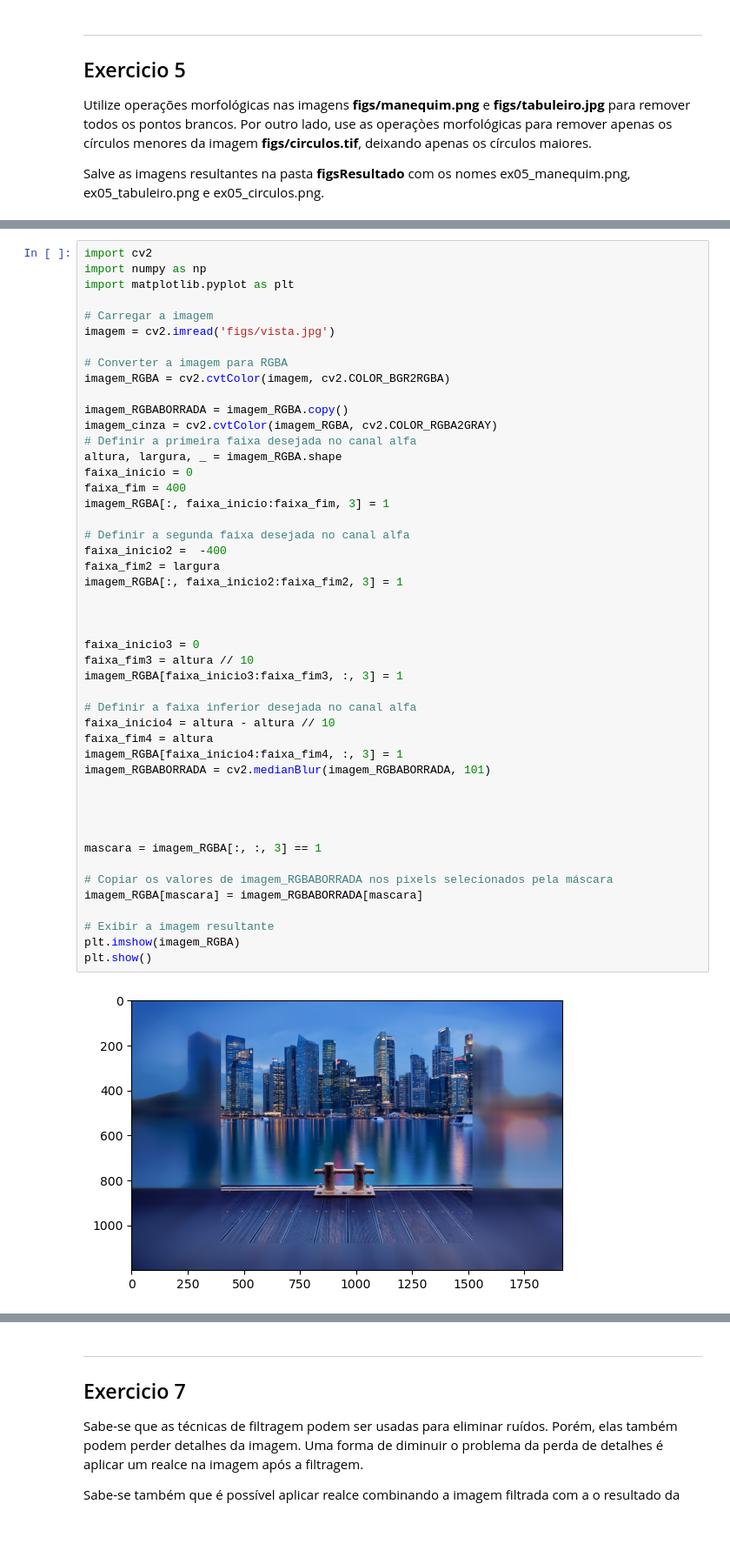
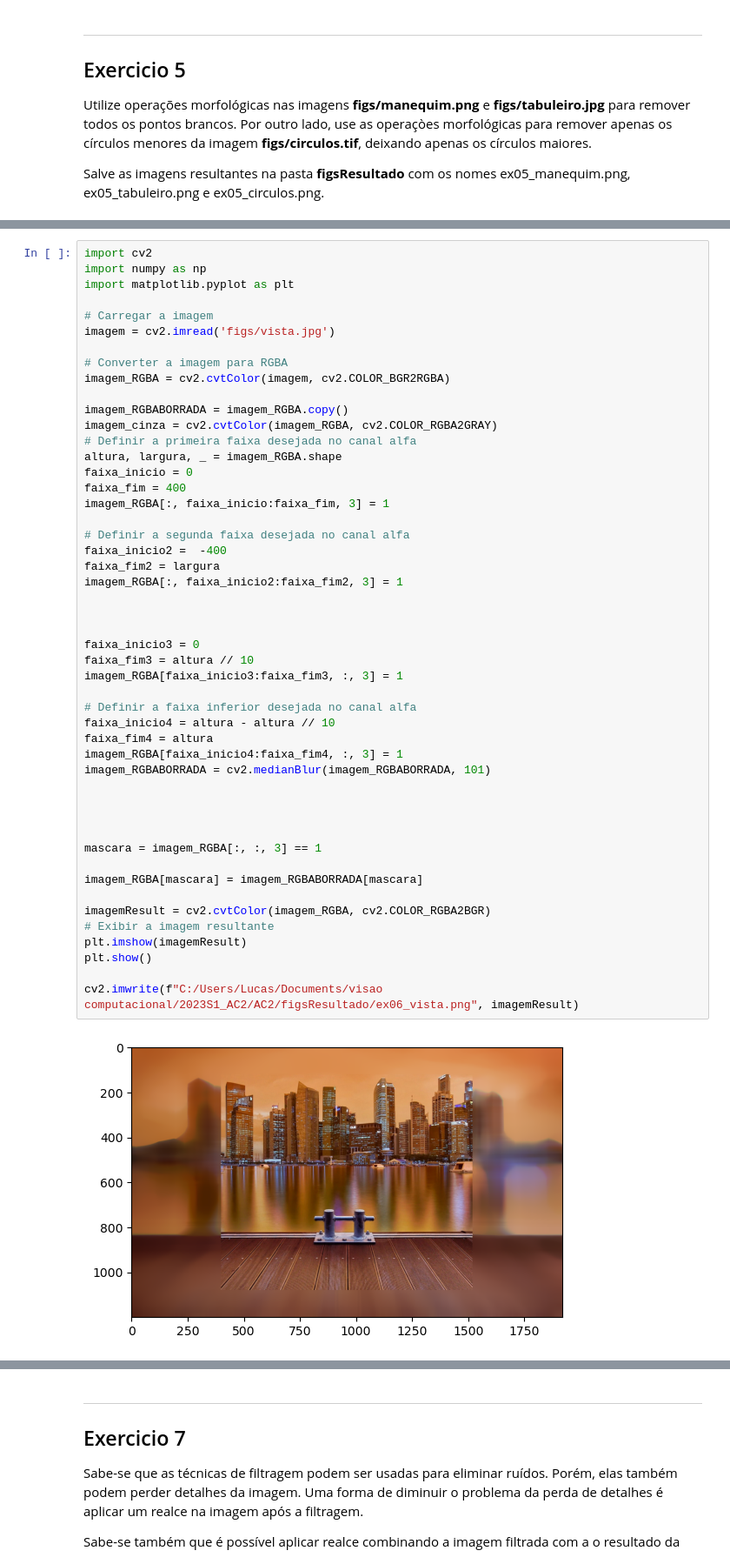
Before and after one commit to LucasMartheDeAlmeida/2023S1_AC2, a Jupyter notebook: AC2/2023S1_AC2.ipynb, the cells around one changed output, grey strips where cells are left out. Shown at 87% size. Cells and saved outputs as stored; diff of their text form; blank space fills up the shorter version.

```diff
--- a/AC2/2023S1_AC2.ipynb
+++ b/AC2/2023S1_AC2.ipynb
@@ -535,33 +610,35 @@ faixa_inicio = 0
 faixa_fim = 400
 imagem_RGBA[:, faixa_inicio:faixa_fim, 3] = 1
 
 # Definir a segunda faixa desejada no canal alfa
 faixa_inicio2 =  -400
 faixa_fim2 = largura
 imagem_RGBA[:, faixa_inicio2:faixa_fim2, 3] = 1
 
 
 
 faixa_inicio3 = 0
 faixa_fim3 = altura // 10
 imagem_RGBA[faixa_inicio3:faixa_fim3, :, 3] = 1
 
 # Definir a faixa inferior desejada no canal alfa
 faixa_inicio4 = altura - altura // 10
 faixa_fim4 = altura
 imagem_RGBA[faixa_inicio4:faixa_fim4, :, 3] = 1
 imagem_RGBABORRADA = cv2.medianBlur(imagem_RGBABORRADA, 101)
 
 
 
 
 mascara = imagem_RGBA[:, :, 3] == 1
 
-# Copiar os valores de imagem_RGBABORRADA nos pixels selecionados pela máscara
 imagem_RGBA[mascara] = imagem_RGBABORRADA[mascara]
 
+imagemResult = cv2.cvtColor(imagem_RGBA, cv2.COLOR_RGBA2BGR)
 # Exibir a imagem resultante
-plt.imshow(imagem_RGBA)
+plt.imshow(imagemResult)
 plt.show()
+
+cv2.imwrite(f"C:/Users/Lucas/Documents/visao computacional/2023S1_AC2/AC2/figsResultado/ex06_vista.png", imagemResult)
 # %% [output]
-[figure, old version]
+[figure, new version]
```
Also changed, not shown: parts of 9 cells of this notebook, 8 other files.
